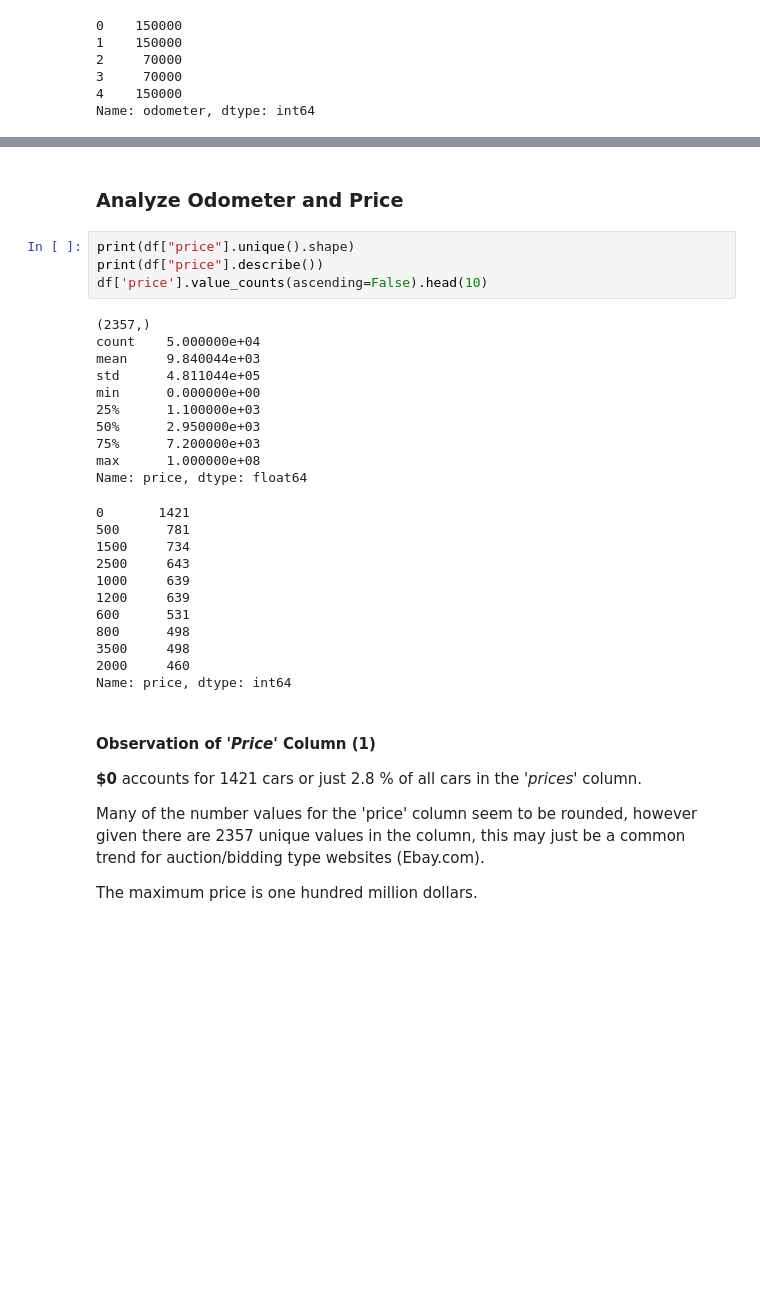
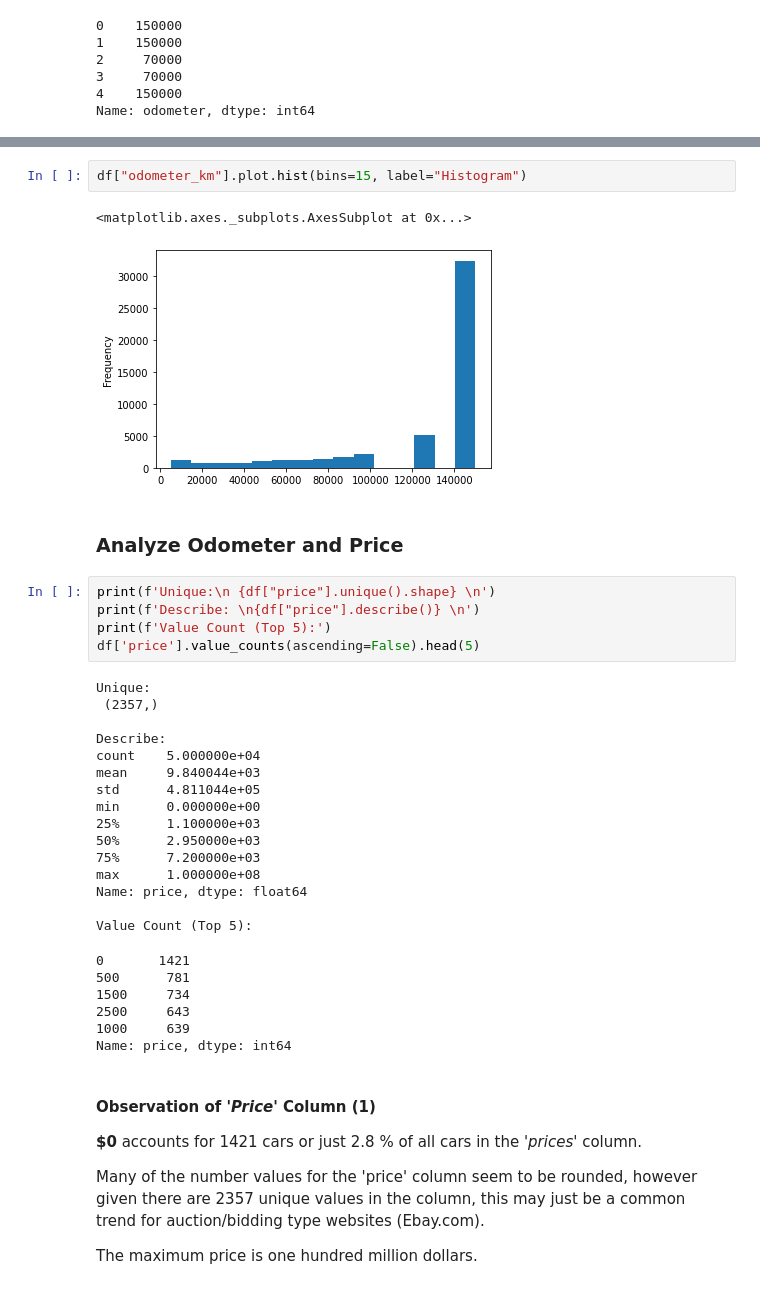
Before and after one commit to drusho/data_analysis, a Jupyter notebook: Exploring_Car_Sales_Data.ipynb, the cells around one changed output, grey strips where cells are left out. Saved outputs shown, nothing was run; the diff lists cells and outputs as text; blank space fills up the shorter version.

```diff
--- a/Exploring_Car_Sales_Data.ipynb
+++ b/Exploring_Car_Sales_Data.ipynb
@@ -262,11 +291,20 @@ Index(['date_crawled', 'name', 'price', 'ab_test', 'vehicle_type',
+# %%
+df["odometer_km"].plot.hist(bins=15, label="Histogram")
+# %% [output]
+<matplotlib.axes._subplots.AxesSubplot at 0x...>
+[figure, added]
 # %% [markdown]
 ### **Analyze Odometer and Price**
 # %%
-print(df["price"].unique().shape)
-print(df["price"].describe())
-df['price'].value_counts(ascending=False).head(10)
+print(f'Unique:\n {df["price"].unique().shape} \n')
+print(f'Describe: \n{df["price"].describe()} \n')
+print(f'Value Count (Top 5):')
+df['price'].value_counts(ascending=False).head(5)
 # %% [output]
-(2357,)
+Unique:
+ (2357,)
+
+Describe:
 count    5.000000e+04
 mean     9.840044e+03
 std      4.811044e+05
@@ -276,16 +314,13 @@ min      0.000000e+00
 75%      7.200000e+03
 max      1.000000e+08
 Name: price, dtype: float64
+
+Value Count (Top 5):
 0       1421
 500      781
 1500     734
 2500     643
 1000     639
-1200     639
-600      531
-800      498
-3500     498
-2000     460
 Name: price, dtype: int64
 # %% [markdown]
 #### __Observation of _'Price'_ Column (1)__
```
Also changed, not shown: parts of 19 cells of this notebook.
